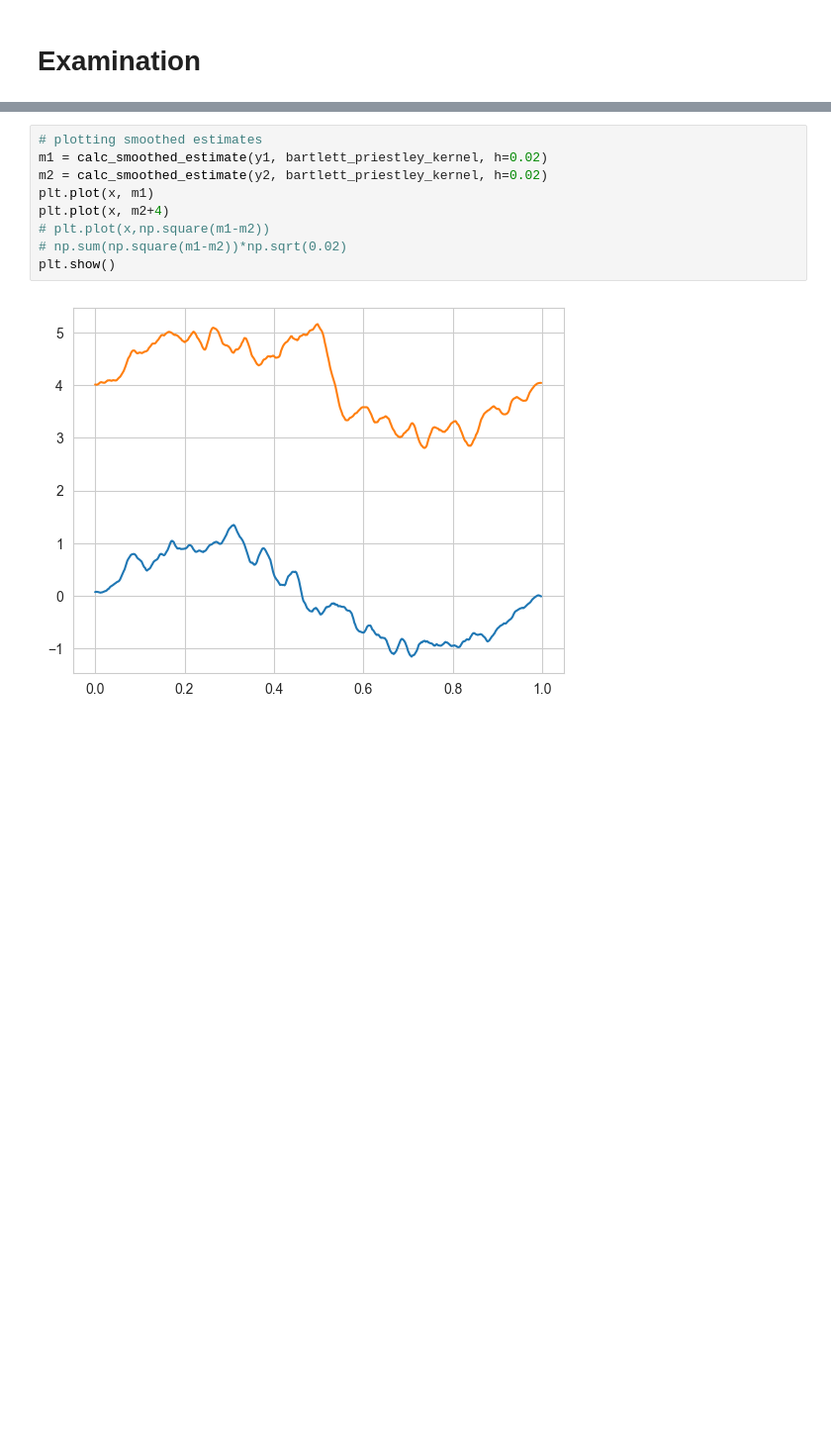
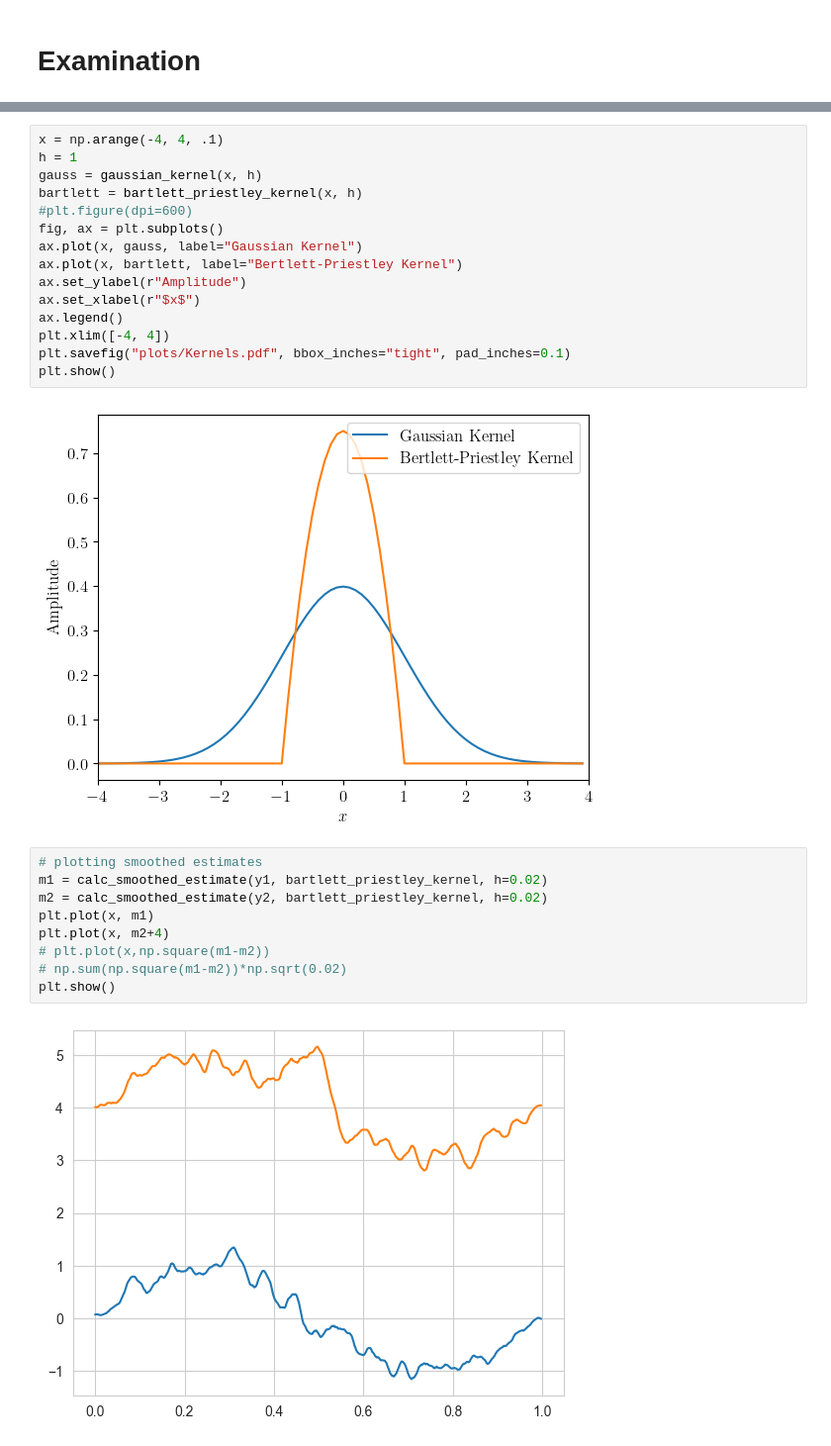
Before and after one commit to JonasEmrich/Wild-Bootstrap-Tests, a Jupyter notebook: wild_bootstrap.ipynb, the cells around one changed output, grey strips where cells are left out. Shown at 99% size. Drawn from its saved outputs; the diff is of its cells as text; blank space fills up the shorter version.

```diff
--- a/wild_bootstrap.ipynb
+++ b/wild_bootstrap.ipynb
@@ -103,3 +119,20 @@ plt.show()
+# %%
+x = np.arange(-4, 4, .1)
+h = 1
+gauss = gaussian_kernel(x, h)
+bartlett = bartlett_priestley_kernel(x, h)
+#plt.figure(dpi=600)
+fig, ax = plt.subplots()
+ax.plot(x, gauss, label="Gaussian Kernel")
+ax.plot(x, bartlett, label="Bertlett-Priestley Kernel")
+ax.set_ylabel(r"Amplitude")
+ax.set_xlabel(r"$x$")
+ax.legend()
+plt.xlim([-4, 4])
+plt.savefig("plots/Kernels.pdf", bbox_inches="tight", pad_inches=0.1)
+plt.show()
+# %% [output]
+[figure, added]
 # %%
 # plotting smoothed estimates
 m1 = calc_smoothed_estimate(y1, bartlett_priestley_kernel, h=0.02)
```
Also changed, not shown: parts of 7 cells of this notebook, 6 other files.
